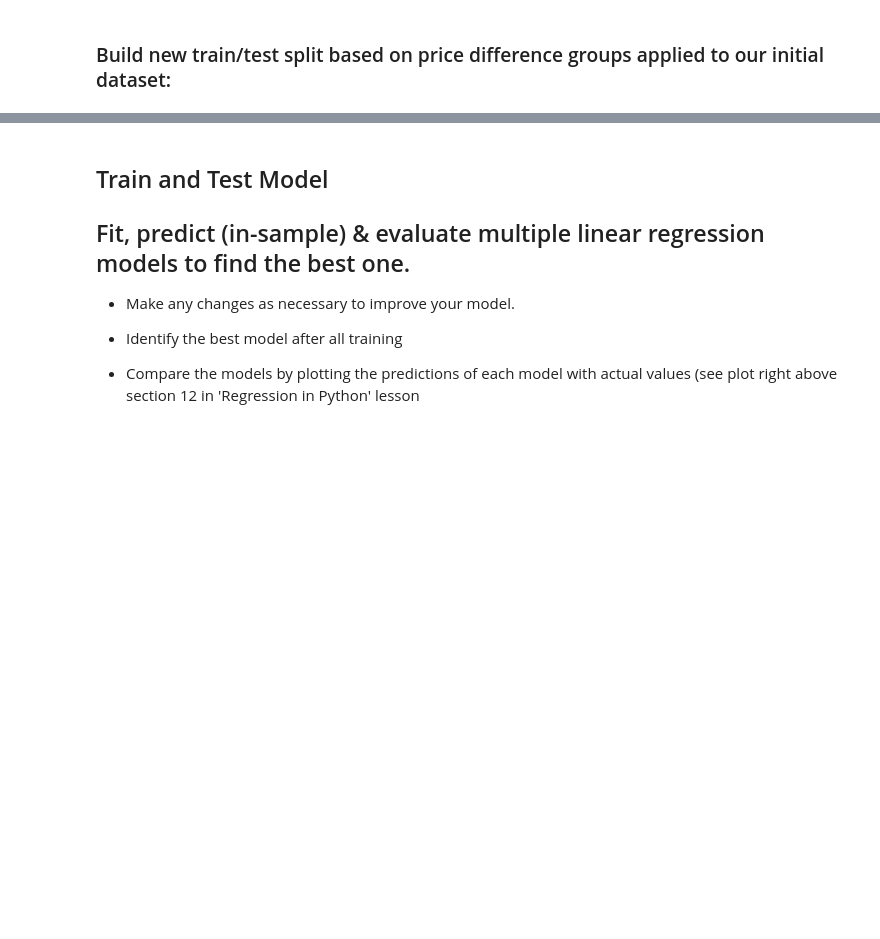
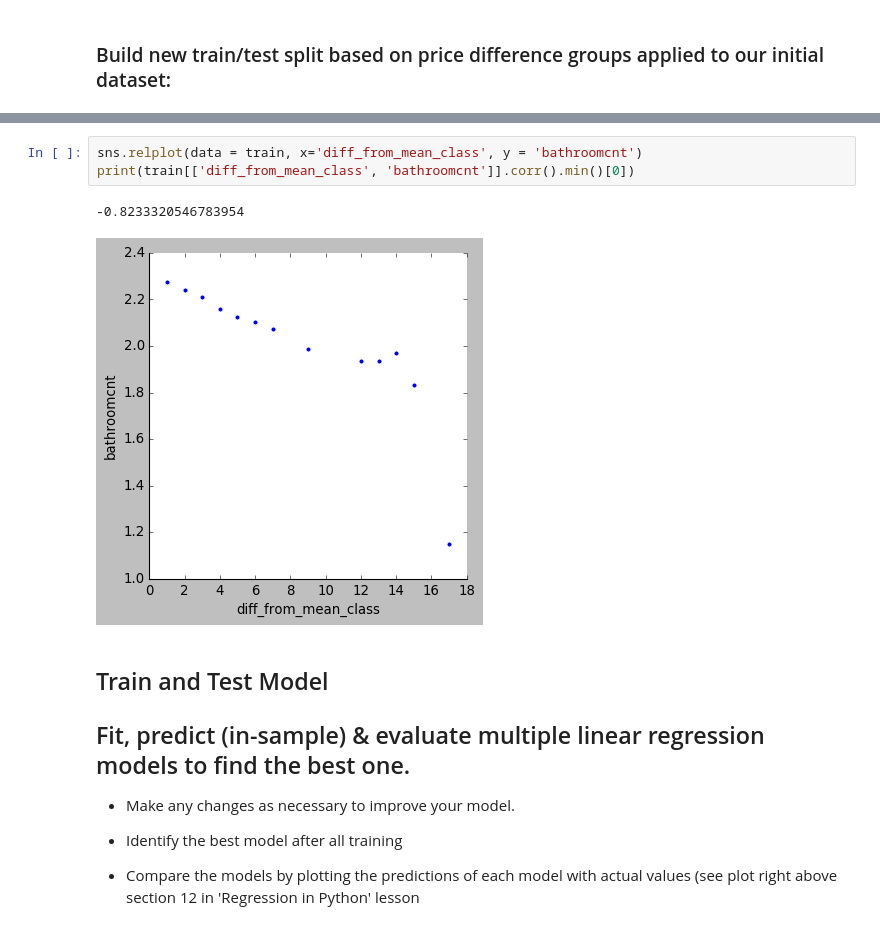
Before and after one commit to madeleinecapper/codeup-ds-projects, a Jupyter notebook: Regression_Proj_MatthewCapper.ipynb, the cells around one changed output, grey strips where cells are left out. Drawn from its saved outputs; the diff is of its cells as text; blank space fills up the shorter version.

```diff
--- a/Regression_Proj_MatthewCapper.ipynb
+++ b/Regression_Proj_MatthewCapper.ipynb
@@ -559,3 +589,9 @@ sns.heatmap(train.corr(), cmap='Blues', annot=True)
+# %%
+sns.relplot(data = train, x='diff_from_mean_class', y = 'bathroomcnt')
+print(train[['diff_from_mean_class', 'bathroomcnt']].corr().min()[0])
+# %% [output]
+-0.8233320546783954
+[figure, added]
 # %% [markdown]
 
 ## Train and Test Model
```
Also changed, not shown: parts of 32 cells of this notebook.
